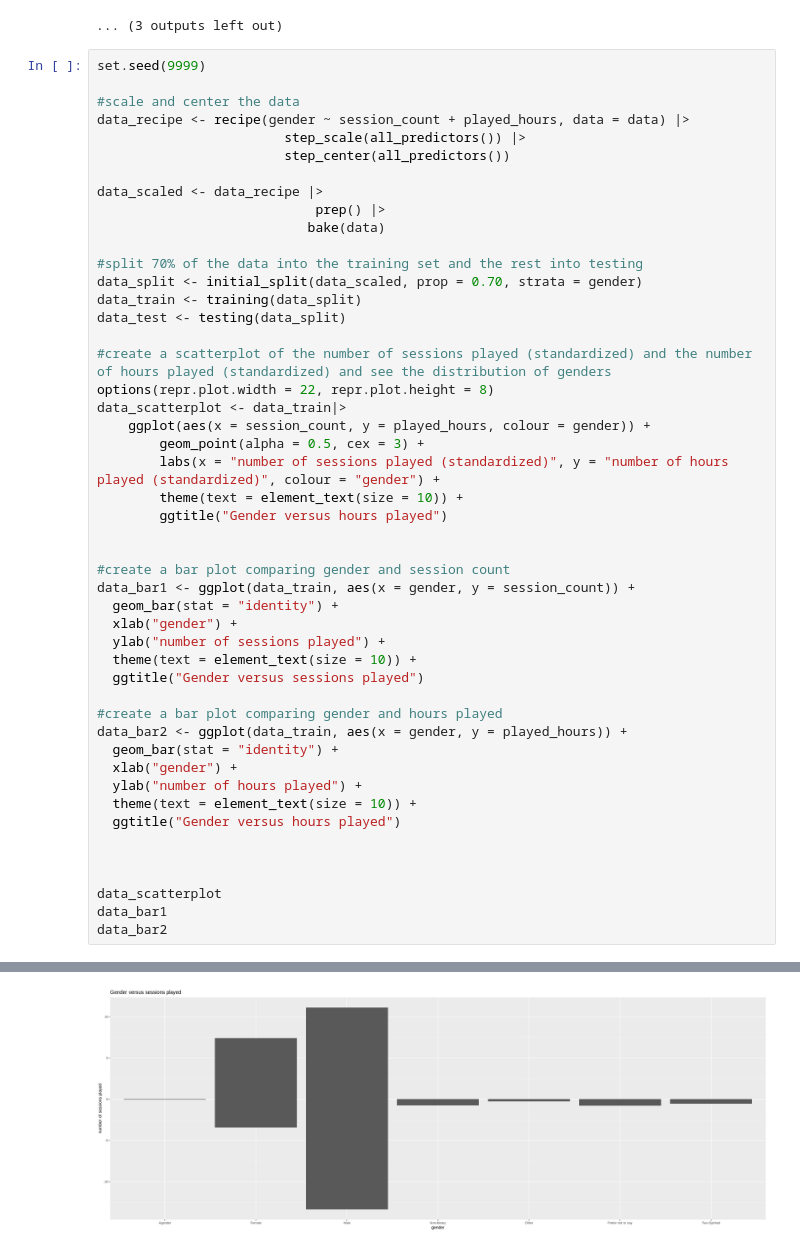
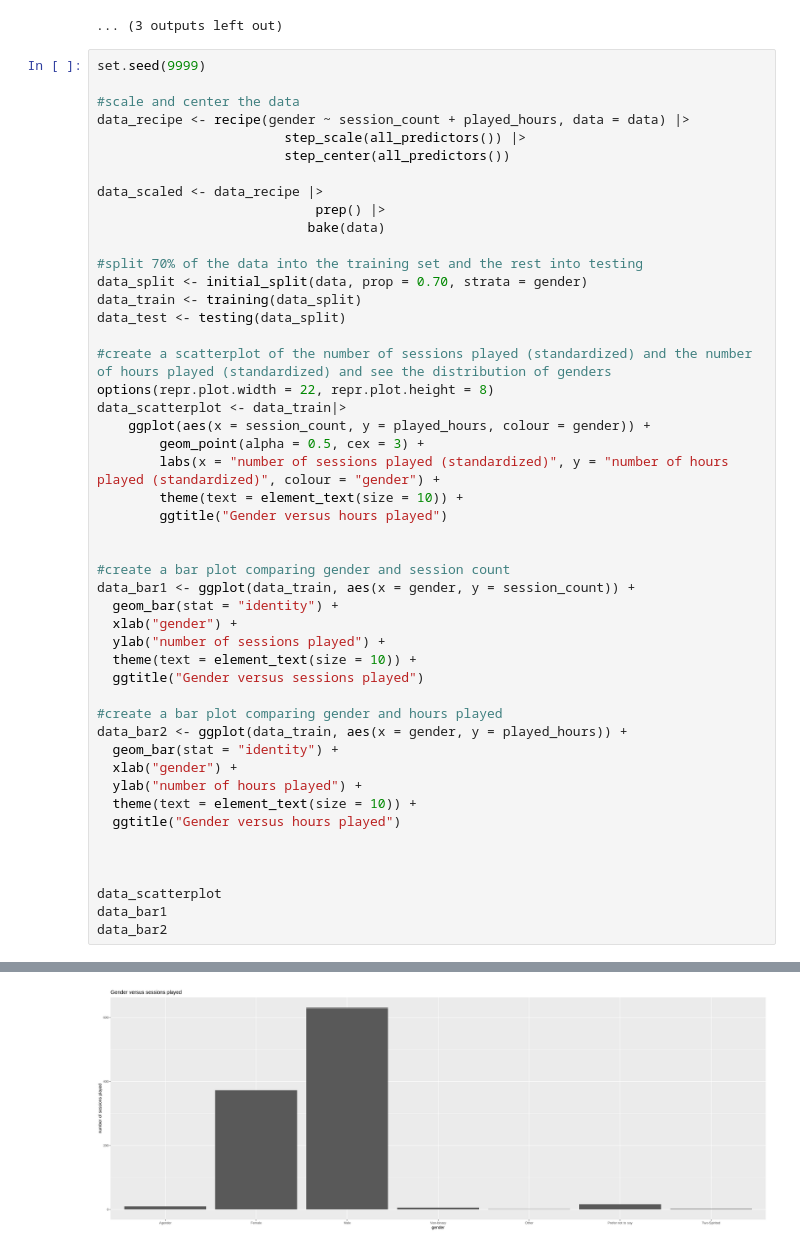
Before and after one commit to mia6c/dsci-100-group-project, a Jupyter notebook: Project Final Report .ipynb, the cells around one changed output, grey strips where cells are left out. Cells and saved outputs as stored; diff of their text form.

Commit message:
change data_scaled to data in datasplit

```diff
--- a/Project Final Report .ipynb
+++ b/Project Final Report .ipynb
@@ -166,7 +166,7 @@ data_scaled <- data_recipe |>
                            bake(data)
 
 #split 70% of the data into the training set and the rest into testing
-data_split <- initial_split(data_scaled, prop = 0.70, strata = gender)
+data_split <- initial_split(data, prop = 0.70, strata = gender)
 data_train <- training(data_split)
 data_test <- testing(data_split)
 
@@ -176,31 +176,31 @@ data_scatterplot <- data_train|>
     ggplot(aes(x = session_count, y = played_hours, colour = gender)) +
         geom_point(alpha = 0.5, cex = 3) +
         labs(x = "number of sessions played (standardized)", y = "number of hours played (standardized)", colour = "gender") +
         theme(text = element_text(size = 10)) +
         ggtitle("Gender versus hours played")
 
 
 #create a bar plot comparing gender and session count
 data_bar1 <- ggplot(data_train, aes(x = gender, y = session_count)) +
   geom_bar(stat = "identity") +
   xlab("gender") +
   ylab("number of sessions played") +
   theme(text = element_text(size = 10)) +
   ggtitle("Gender versus sessions played")
 
 #create a bar plot comparing gender and hours played
 data_bar2 <- ggplot(data_train, aes(x = gender, y = played_hours)) +
   geom_bar(stat = "identity") +
   xlab("gender") +
   ylab("number of hours played") +
   theme(text = element_text(size = 10)) +
   ggtitle("Gender versus hours played")
 
 
 
 data_scatterplot
 data_bar1
 data_bar2
 # %% [output]
 [figure]
-[figure, old version]
+[figure, new version]
```
Also changed, not shown: parts of 2 cells of this notebook.
